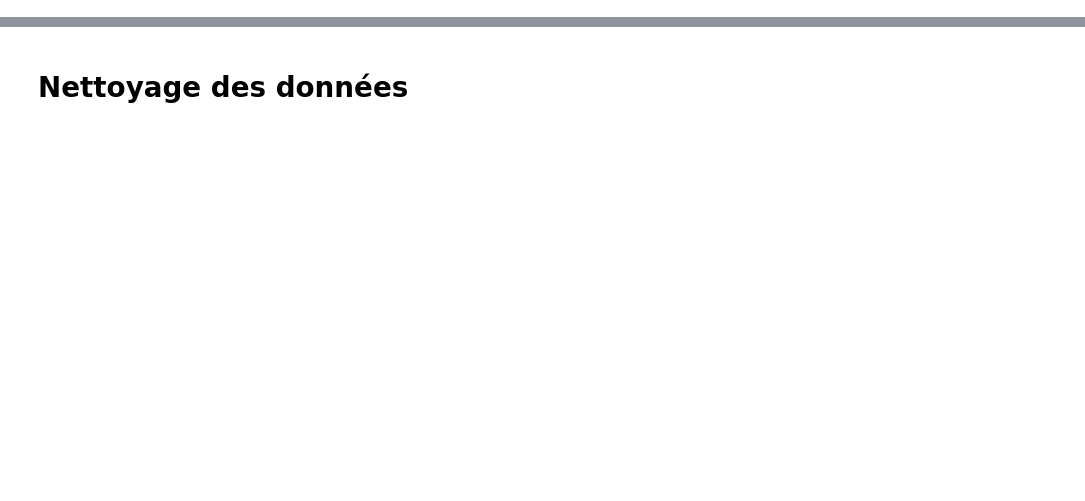
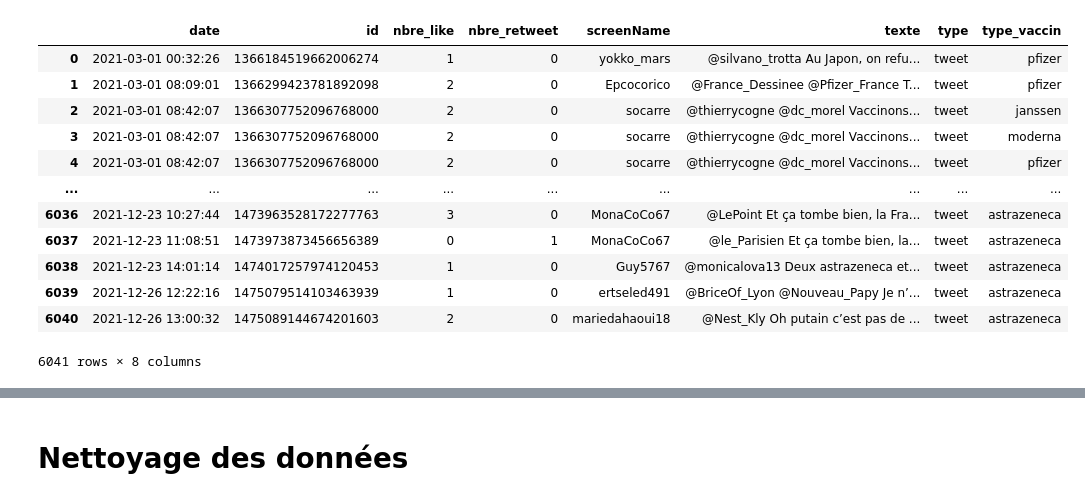
Before and after one commit to konkinit/sentiment_analysis, a Jupyter notebook: Notebook_Analyse.ipynb, the cells around one changed output, grey strips where cells are left out. Cells and saved outputs as stored; diff of their text form; code cells hidden in the pictures; blank space fills up the shorter version.

```diff
--- a/Notebook_Analyse.ipynb
+++ b/Notebook_Analyse.ipynb
@@ -20,3 +90,19 @@ nltk.download('punkt')
 # %%
-df = pd.read_csv("~/work/projetpy/fichiers_csv/tweets_2021-3-1_to_2021-4-1.csv")
+df = pd.read_csv("~/work/projetpy/csv_tweets/tweets_vaccins.csv")
+# %%
+df
+# %% [output]
+|  | date | id | nbre_like | nbre_retweet | screenName | texte | type | type_vaccin |
+| 0 | 2021-03-01 00:32:26 | 1366184519662006274 | 1 | 0 | yokko_mars | @silvano_trotta Au Japon, on refu... | tweet | pfizer |
+| 1 | 2021-03-01 08:09:01 | 1366299423781892098 | 2 | 0 | Epcocorico | @France_Dessinee @Pfizer_France T... | tweet | pfizer |
+| 2 | 2021-03-01 08:42:07 | 1366307752096768000 | 2 | 0 | socarre | @thierrycogne @dc_morel Vaccinons... | tweet | janssen |
+| 3 | 2021-03-01 08:42:07 | 1366307752096768000 | 2 | 0 | socarre | @thierrycogne @dc_morel Vaccinons... | tweet | moderna |
+| 4 | 2021-03-01 08:42:07 | 1366307752096768000 | 2 | 0 | socarre | @thierrycogne @dc_morel Vaccinons... | tweet | pfizer |
+| ... | ... | ... | ... | ... | ... | ... | ... | ... |
+| 6036 | 2021-12-23 10:27:44 | 1473963528172277763 | 3 | 0 | MonaCoCo67 | @LePoint Et ça tombe bien, la Fra... | tweet | astrazeneca |
+| 6037 | 2021-12-23 11:08:51 | 1473973873456656389 | 0 | 1 | MonaCoCo67 | @le_Parisien Et ça tombe bien, la... | tweet | astrazeneca |
+| 6038 | 2021-12-23 14:01:14 | 1474017257974120453 | 1 | 0 | Guy5767 | @monicalova13 Deux astrazeneca et... | tweet | astrazeneca |
+| 6039 | 2021-12-26 12:22:16 | 1475079514103463939 | 1 | 0 | ertseled491 | @BriceOf_Lyon @Nouveau_Papy Je n’... | tweet | astrazeneca |
+| 6040 | 2021-12-26 13:00:32 | 1475089144674201603 | 2 | 0 | mariedahaoui18 | @Nest_Kly Oh putain c’est pas de ... | tweet | astrazeneca |
+6041 rows × 8 columns
 # %%
```
Also changed, not shown: parts of 18 cells of this notebook, 7 other files.
